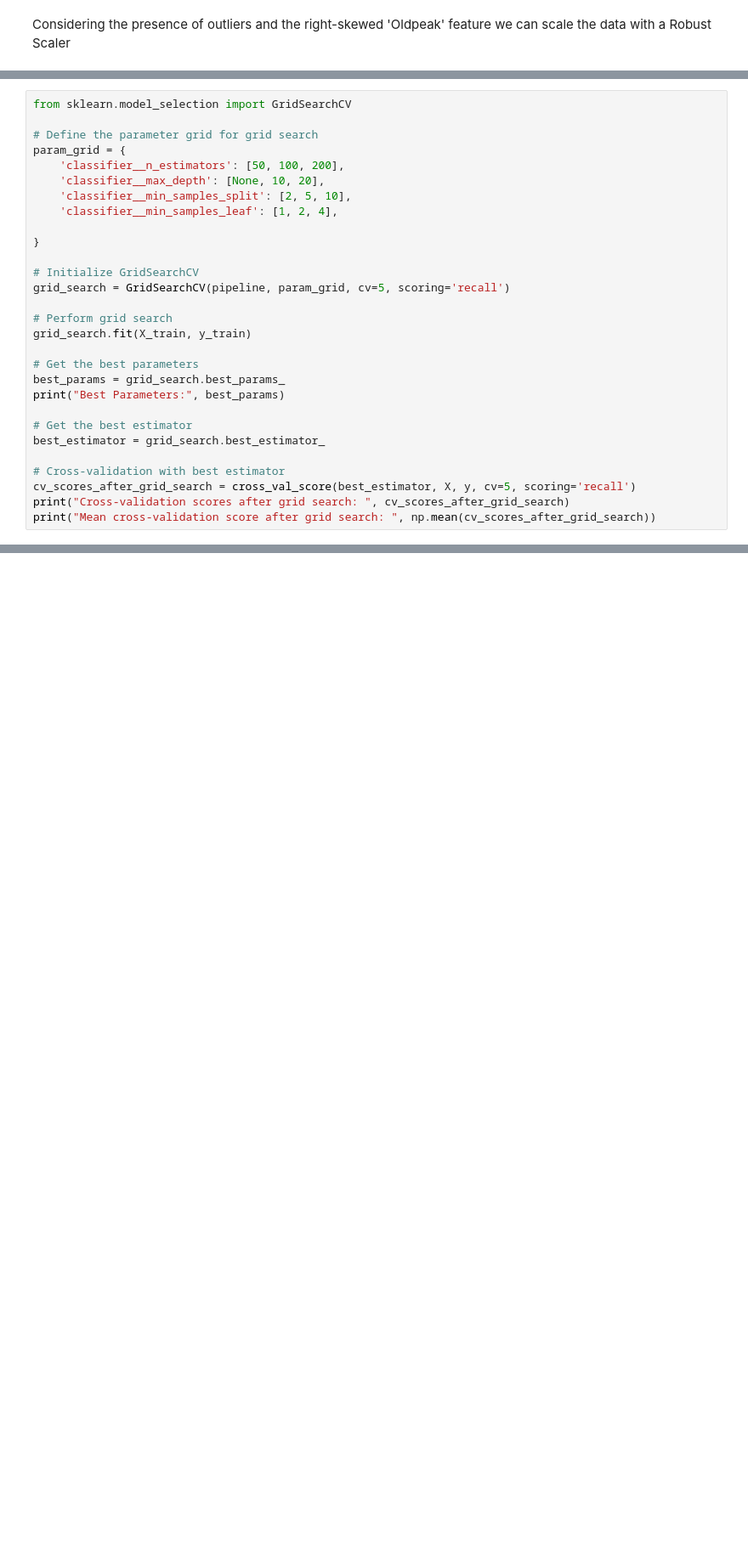
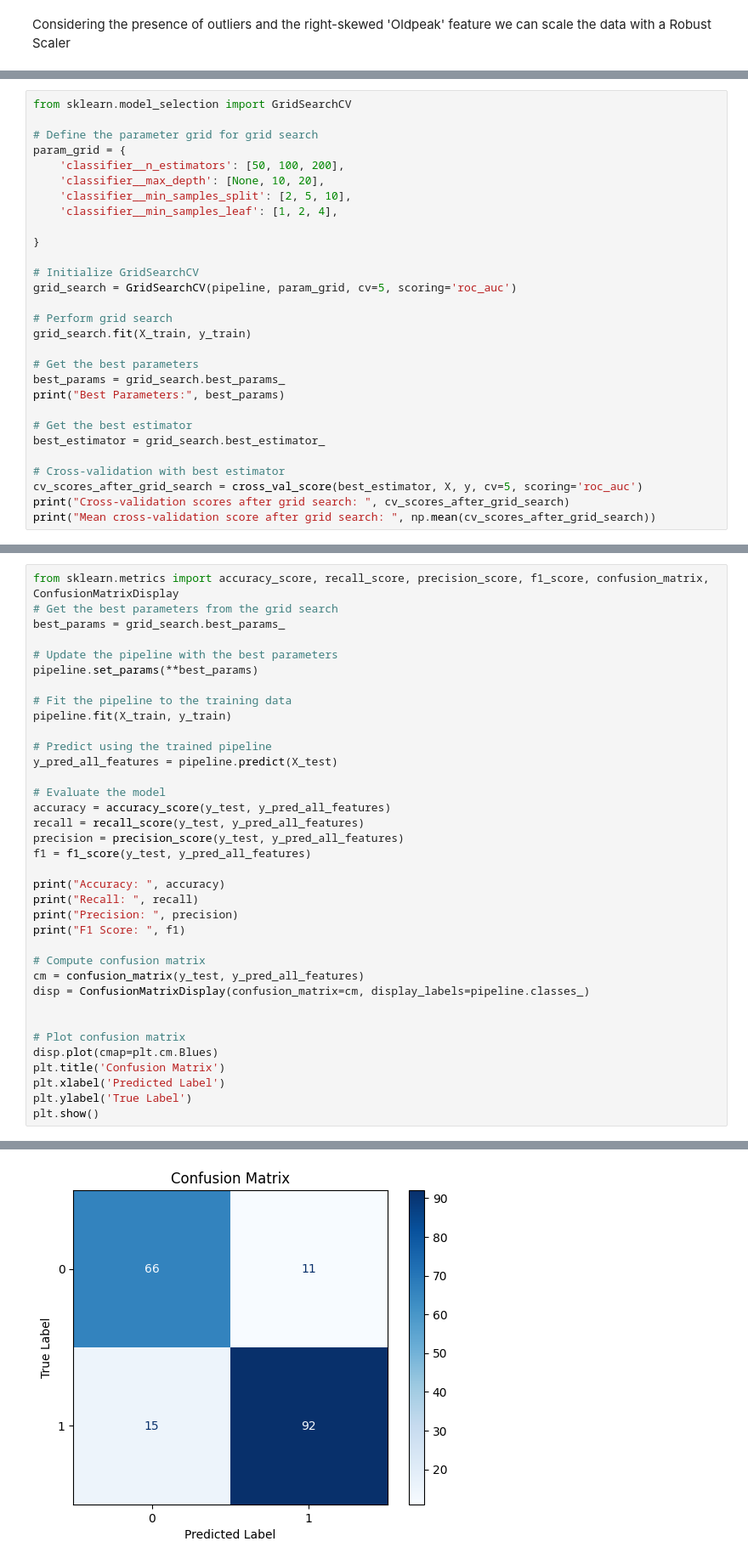
Before and after one commit to Elenya92/Heart-Failure-Prediction-Model, a Jupyter notebook: Heart_failure.ipynb, the cells around one changed output, grey strips where cells are left out. Shown at 85% size. Cells and saved outputs as stored; diff of their text form; blank space fills up the shorter version.

```diff
--- a/Heart_failure.ipynb
+++ b/Heart_failure.ipynb
@@ -388,7 +389,7 @@ param_grid = {
 }
 
 # Initialize GridSearchCV
-grid_search = GridSearchCV(pipeline, param_grid, cv=5, scoring='recall')
+grid_search = GridSearchCV(pipeline, param_grid, cv=5, scoring='roc_auc')
 
 # Perform grid search
 grid_search.fit(X_train, y_train)
@@ -401,7 +402,7 @@ print("Best Parameters:", best_params)
 best_estimator = grid_search.best_estimator_
 
 # Cross-validation with best estimator
-cv_scores_after_grid_search = cross_val_score(best_estimator, X, y, cv=5, scoring='recall')
+cv_scores_after_grid_search = cross_val_score(best_estimator, X, y, cv=5, scoring='roc_auc')
 print("Cross-validation scores after grid search: ", cv_scores_after_grid_search)
 print("Mean cross-validation score after grid search: ", np.mean(cv_scores_after_grid_search))
 # %% [output]
@@ -444,0 +414,37 @@ In conclusion, the model demonstrates good performance in classifying instances
+# %%
+from sklearn.metrics import accuracy_score, recall_score, precision_score, f1_score, confusion_matrix, ConfusionMatrixDisplay
+# Get the best parameters from the grid search
+best_params = grid_search.best_params_
+
+# Update the pipeline with the best parameters
+pipeline.set_params(**best_params)
+
+# Fit the pipeline to the training data
+pipeline.fit(X_train, y_train)
+
+# Predict using the trained pipeline
+y_pred_all_features = pipeline.predict(X_test)
+
+# Evaluate the model
+accuracy = accuracy_score(y_test, y_pred_all_features)
+recall = recall_score(y_test, y_pred_all_features)
+precision = precision_score(y_test, y_pred_all_features)
+f1 = f1_score(y_test, y_pred_all_features)
+
+print("Accuracy: ", accuracy)
+print("Recall: ", recall)
+print("Precision: ", precision)
+print("F1 Score: ", f1)
+
+# Compute confusion matrix
+cm = confusion_matrix(y_test, y_pred_all_features)
+disp = ConfusionMatrixDisplay(confusion_matrix=cm, display_labels=pipeline.classes_)
+
+
+# Plot confusion matrix
+disp.plot(cmap=plt.cm.Blues)
+plt.title('Confusion Matrix')
+plt.xlabel('Predicted Label')
+plt.ylabel('True Label')
+plt.show()
+# %% [output]
@@ -444,0 +455 @@ In conclusion, the model demonstrates good performance in classifying instances
+[figure, added]
```
Also changed, not shown: parts of 15 cells of this notebook.
